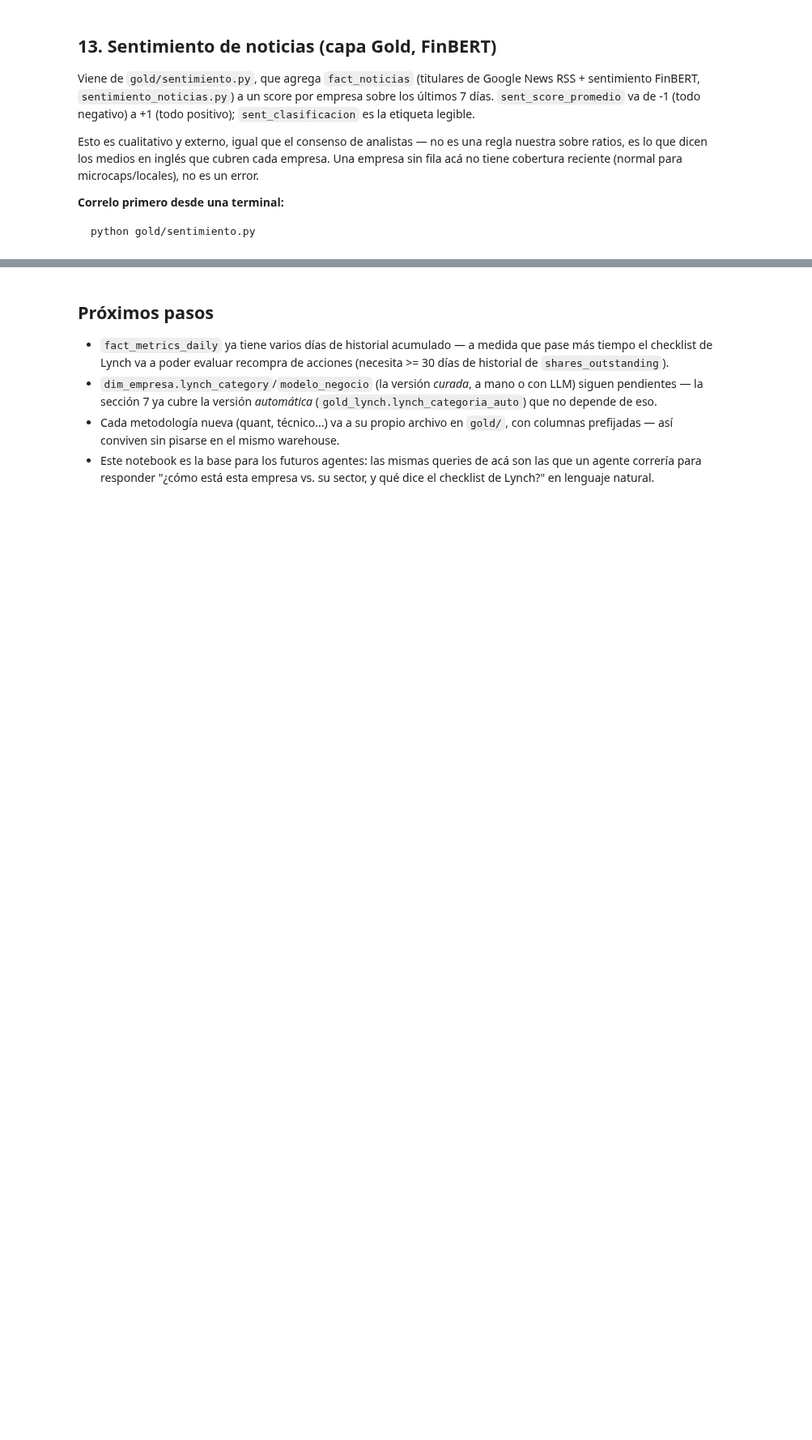
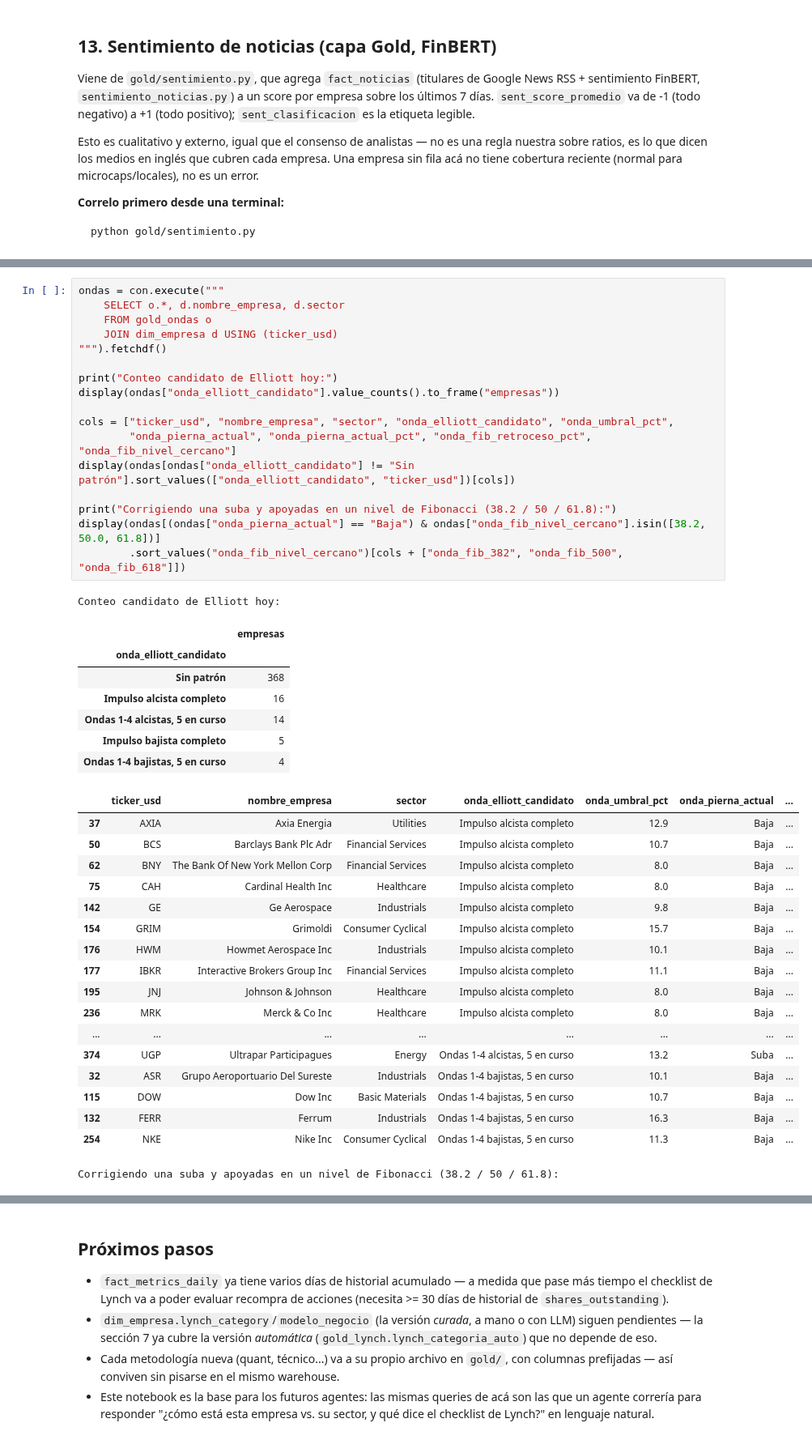
Before and after one commit to esfer98/cedears-data-pipeline, a Jupyter notebook: notebooks/eda_cedears.ipynb, the cells around one changed output, grey strips where cells are left out. Shown at 81% size. Drawn from its saved outputs; the diff is of its cells as text; blank space fills up the shorter version.

```diff
--- a/notebooks/eda_cedears.ipynb
+++ b/notebooks/eda_cedears.ipynb
@@ -1023,0 +1106,44 @@ Top 15 cobertura más NEGATIVA:
+# %%
+ondas = con.execute("""
+    SELECT o.*, d.nombre_empresa, d.sector
+    FROM gold_ondas o
+    JOIN dim_empresa d USING (ticker_usd)
+""").fetchdf()
+
+print("Conteo candidato de Elliott hoy:")
+display(ondas["onda_elliott_candidato"].value_counts().to_frame("empresas"))
+
+cols = ["ticker_usd", "nombre_empresa", "sector", "onda_elliott_candidato", "onda_umbral_pct",
+        "onda_pierna_actual", "onda_pierna_actual_pct", "onda_fib_retroceso_pct", "onda_fib_nivel_cercano"]
+display(ondas[ondas["onda_elliott_candidato"] != "Sin patrón"].sort_values(["onda_elliott_candidato", "ticker_usd"])[cols])
+
+print("Corrigiendo una suba y apoyadas en un nivel de Fibonacci (38.2 / 50 / 61.8):")
+display(ondas[(ondas["onda_pierna_actual"] == "Baja") & ondas["onda_fib_nivel_cercano"].isin([38.2, 50.0, 61.8])]
+        .sort_values("onda_fib_nivel_cercano")[cols + ["onda_fib_382", "onda_fib_500", "onda_fib_618"]])
+# %% [output]
+Conteo candidato de Elliott hoy:
+|  | empresas |
+| onda_elliott_candidato |  |
+| Sin patrón | 368 |
+| Impulso alcista completo | 16 |
+| Ondas 1-4 alcistas, 5 en curso | 14 |
+| Impulso bajista completo | 5 |
+| Ondas 1-4 bajistas, 5 en curso | 4 |
+|  | ticker_usd | nombre_empresa | sector | onda_elliott_candidato | onda_umbral_pct | onda_pierna_actual | ... |
+| 37 | AXIA | Axia Energia | Utilities | Impulso alcista completo | 12.9 | Baja | ... |
+| 50 | BCS | Barclays Bank Plc Adr | Financial Services | Impulso alcista completo | 10.7 | Baja | ... |
+| 62 | BNY | The Bank Of New York Mellon Corp | Financial Services | Impulso alcista completo | 8.0 | Baja | ... |
+| 75 | CAH | Cardinal Health Inc | Healthcare | Impulso alcista completo | 8.0 | Baja | ... |
+| 142 | GE | Ge Aerospace | Industrials | Impulso alcista completo | 9.8 | Baja | ... |
+| 154 | GRIM | Grimoldi | Consumer Cyclical | Impulso alcista completo | 15.7 | Baja | ... |
+| 176 | HWM | Howmet Aerospace Inc | Industrials | Impulso alcista completo | 10.1 | Baja | ... |
+| 177 | IBKR | Interactive Brokers Group Inc | Financial Services | Impulso alcista completo | 11.1 | Baja | ... |
+| 195 | JNJ | Johnson & Johnson | Healthcare | Impulso alcista completo | 8.0 | Baja | ... |
+| 236 | MRK | Merck & Co Inc | Healthcare | Impulso alcista completo | 8.0 | Baja | ... |
+| ... | ... | ... | ... | ... | ... | ... | ... |
+| 374 | UGP | Ultrapar Participagues | Energy | Ondas 1-4 alcistas, 5 en curso | 13.2 | Suba | ... |
+| 32 | ASR | Grupo Aeroportuario Del Sureste | Industrials | Ondas 1-4 bajistas, 5 en curso | 10.1 | Baja | ... |
+| 115 | DOW | Dow Inc | Basic Materials | Ondas 1-4 bajistas, 5 en curso | 10.7 | Baja | ... |
+| 132 | FERR | Ferrum | Industrials | Ondas 1-4 bajistas, 5 en curso | 16.3 | Baja | ... |
+| 254 | NKE | Nike Inc | Consumer Cyclical | Ondas 1-4 bajistas, 5 en curso | 11.3 | Baja | ... |
+Corrigiendo una suba y apoyadas en un nivel de Fibonacci (38.2 / 50 / 61.8):
```
Also changed, not shown: parts of 13 cells of this notebook, 4 other files.
